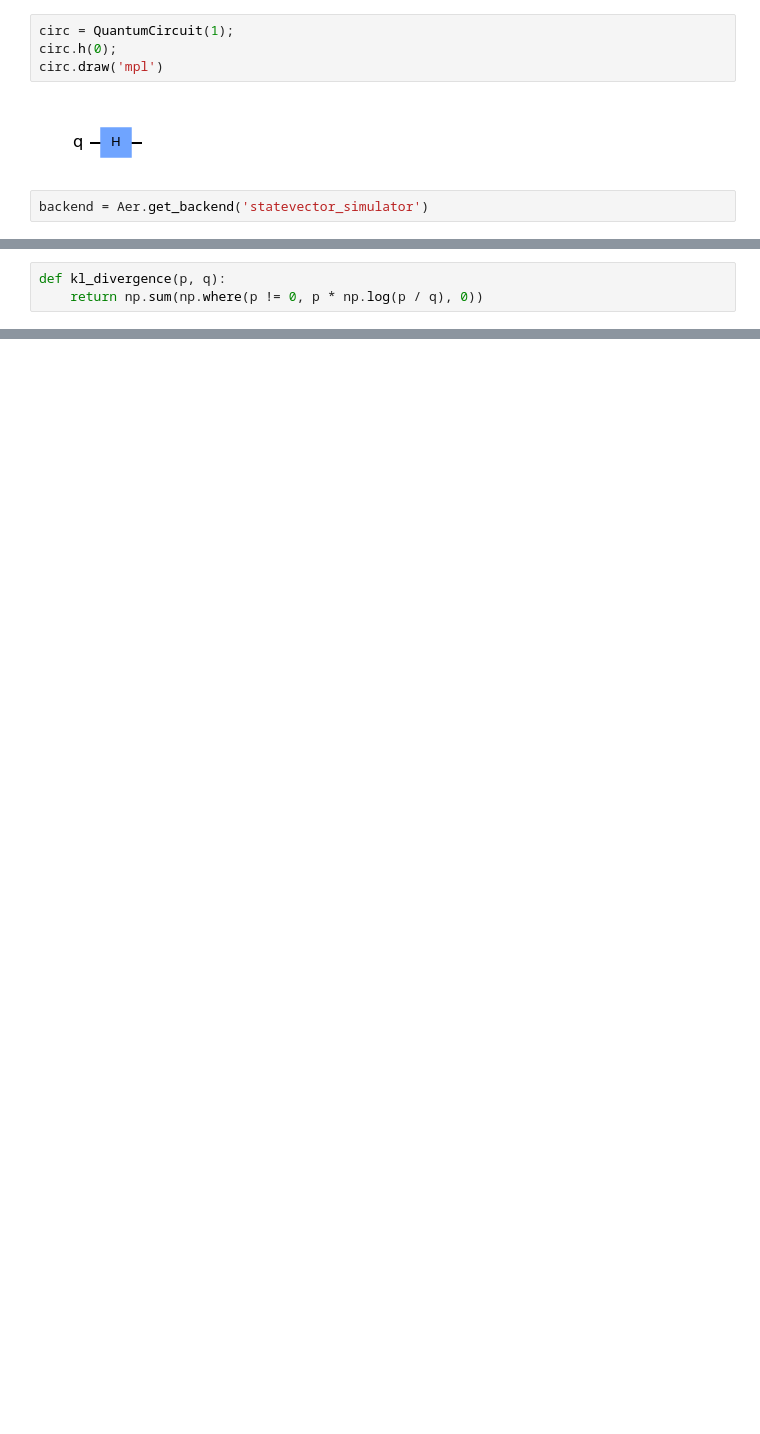
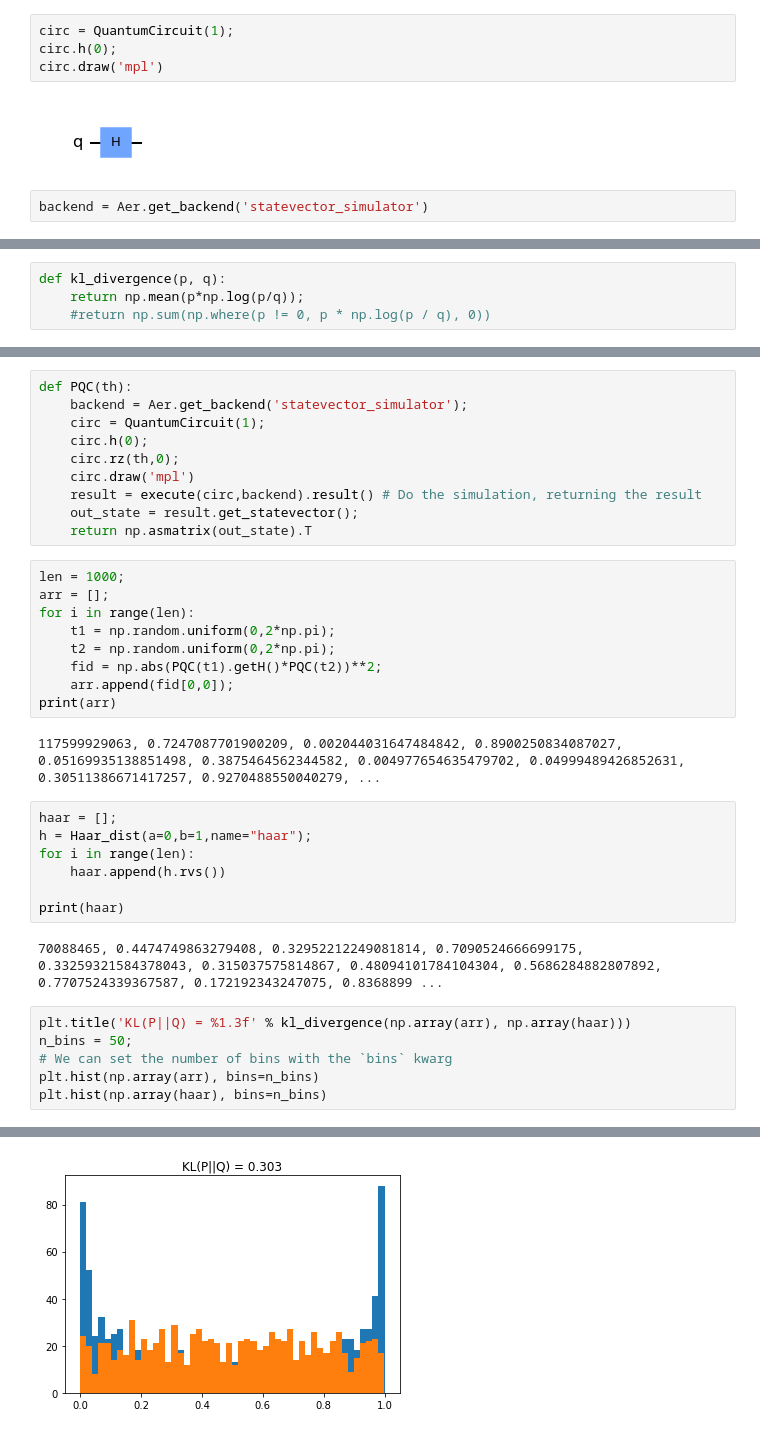
Before and after one commit to String137/Create-your-design-of-Parameterized-Quantum-Circuits, a Jupyter notebook: Expressibility.ipynb, the cells around one changed output, grey strips where cells are left out. Saved outputs shown, nothing was run; the diff lists cells and outputs as text; blank space fills up the shorter version.

```diff
--- a/Expressibility.ipynb
+++ b/Expressibility.ipynb
@@ -38,4 +44,5 @@ def Harr(F,N):
 # %%
 def kl_divergence(p, q):
-    return np.sum(np.where(p != 0, p * np.log(p / q), 0))
+    return np.mean(p*np.log(p/q));
+    #return np.sum(np.where(p != 0, p * np.log(p / q), 0))
 # %%
@@ -50 +61,38 @@ plt.plot(x, q, c='red')
 [figure]
+# %%
+def PQC(th):
+    backend = Aer.get_backend('statevector_simulator');
+    circ = QuantumCircuit(1);
+    circ.h(0);
+    circ.rz(th,0);
+    circ.draw('mpl')
+    result = execute(circ,backend).result() # Do the simulation, returning the result
+    out_state = result.get_statevector();
+    return np.asmatrix(out_state).T
+# %%
+len = 1000;
+arr = [];
+for i in range(len):
+    t1 = np.random.uniform(0,2*np.pi);
+    t2 = np.random.uniform(0,2*np.pi);
+    fid = np.abs(PQC(t1).getH()*PQC(t2))**2;
+    arr.append(fid[0,0]);
+print(arr)
+# %% [output]
+117599929063, 0.7247087701900209, 0.002044031647484842, 0.8900250834087027, 0.05169935138851498, 0.3875464562344582, 0.004977654635479702, 0.04999489426852631, 0.30511386671417257, 0.9270488550040279, ...
+# %%
+haar = [];
+h = Haar_dist(a=0,b=1,name="haar");
+for i in range(len):
+    haar.append(h.rvs())
+
+print(haar)
+# %% [output]
+70088465, 0.4474749863279408, 0.32952212249081814, 0.7090524666699175, 0.33259321584378043, 0.315037575814867, 0.48094101784104304, 0.5686284882807892, 0.7707524339367587, 0.172192343247075, 0.8368899 ...
+# %%
+plt.title('KL(P||Q) = %1.3f' % kl_divergence(np.array(arr), np.array(haar)))
+n_bins = 50;
+# We can set the number of bins with the `bins` kwarg
+plt.hist(np.array(arr), bins=n_bins)
+plt.hist(np.array(haar), bins=n_bins)
+# %% [output]
@@ -50,0 +117 @@ plt.plot(x, q, c='red')
+[figure, added]
```
Also changed, not shown: parts of 5 cells of this notebook.
